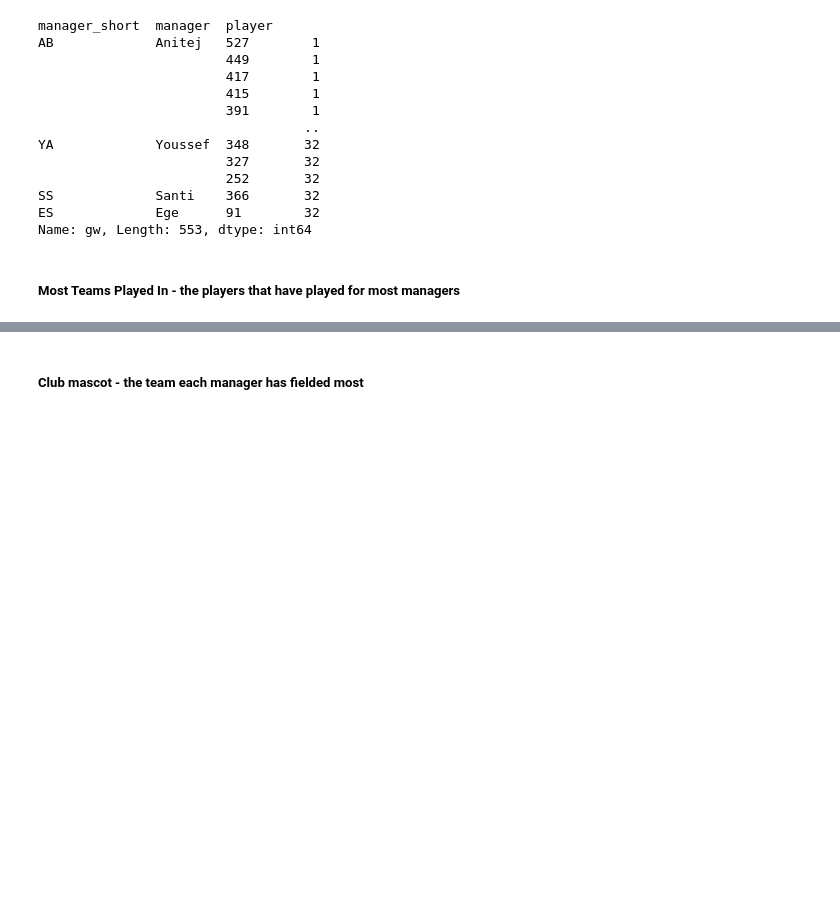
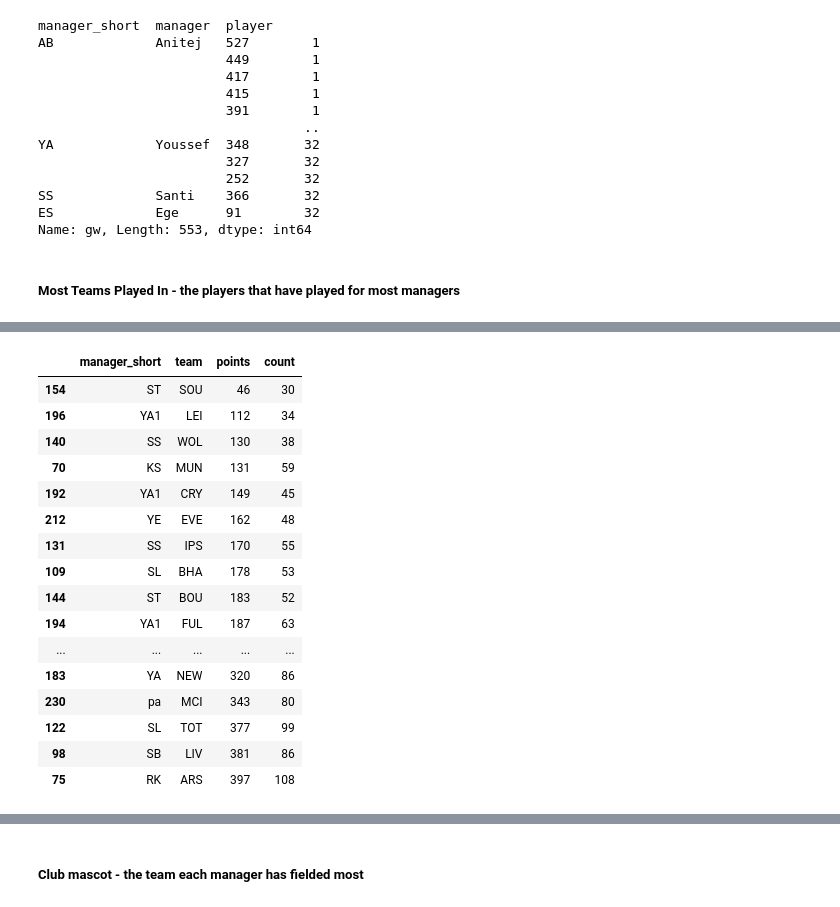
Before and after one commit to TheSantiagoSuarez/personal_projects, a Jupyter notebook: FPL_S3 v2/fpl_findings_test.ipynb, the cells around one changed output, grey strips where cells are left out. Cells and saved outputs as stored; diff of their text form; code cells hidden in the pictures; blank space fills up the shorter version.

```diff
--- a/FPL_S3 v2/fpl_findings_test.ipynb
+++ b/FPL_S3 v2/fpl_findings_test.ipynb
@@ -468,0 +538,20 @@ loyalty_df[["player", "manager_short"]].drop_duplicates().groupby("player").coun
+# %%
+club_mascot.loc[club_mascot.groupby("team")["count"].idxmax()].sort_values("points")
+# %% [output]
+|  | manager_short | team | points | count |
+| 154 | ST | SOU | 46 | 30 |
+| 196 | YA1 | LEI | 112 | 34 |
+| 140 | SS | WOL | 130 | 38 |
+| 70 | KS | MUN | 131 | 59 |
+| 192 | YA1 | CRY | 149 | 45 |
+| 212 | YE | EVE | 162 | 48 |
+| 131 | SS | IPS | 170 | 55 |
+| 109 | SL | BHA | 178 | 53 |
+| 144 | ST | BOU | 183 | 52 |
+| 194 | YA1 | FUL | 187 | 63 |
+| ... | ... | ... | ... | ... |
+| 183 | YA | NEW | 320 | 86 |
+| 230 | pa | MCI | 343 | 80 |
+| 122 | SL | TOT | 377 | 99 |
+| 98 | SB | LIV | 381 | 86 |
+| 75 | RK | ARS | 397 | 108 |
```
Also changed, not shown: parts of 6 cells of this notebook, 5 other files.
